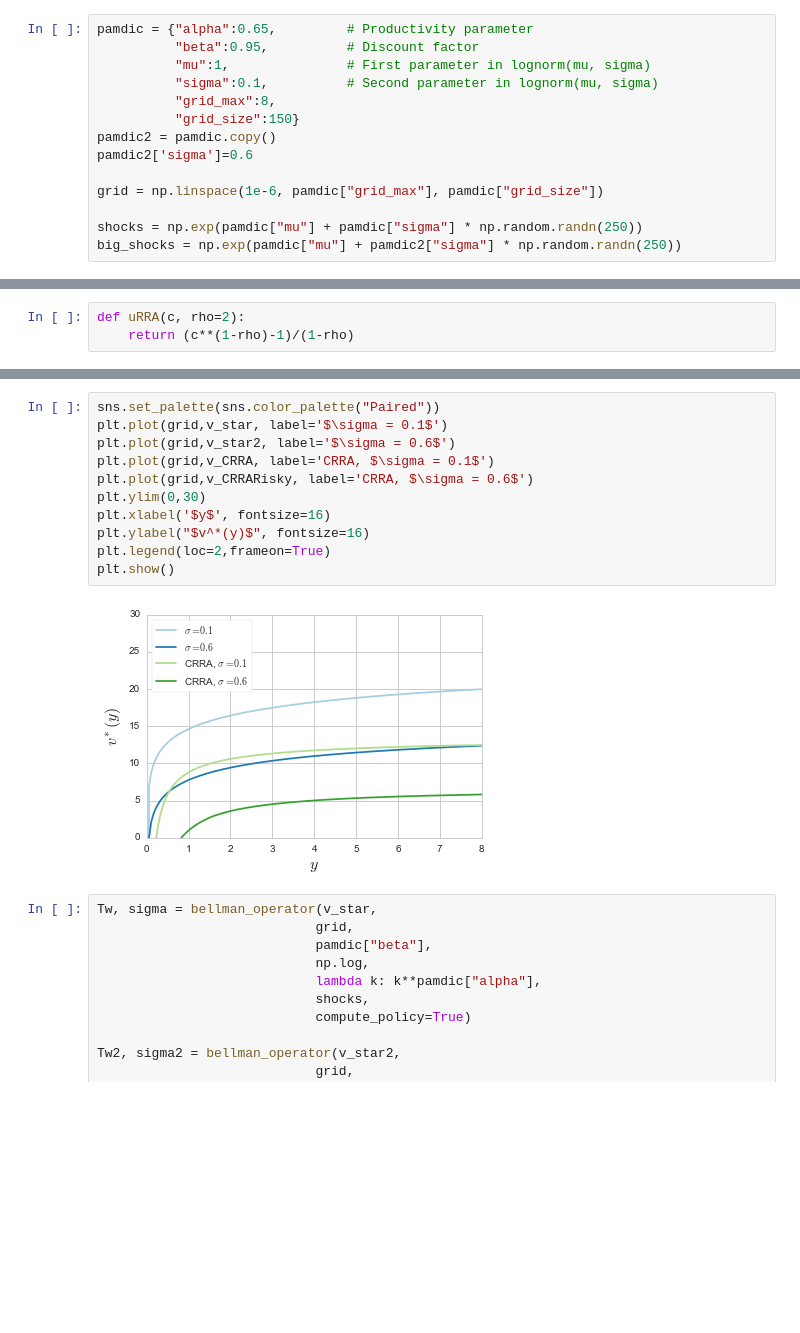
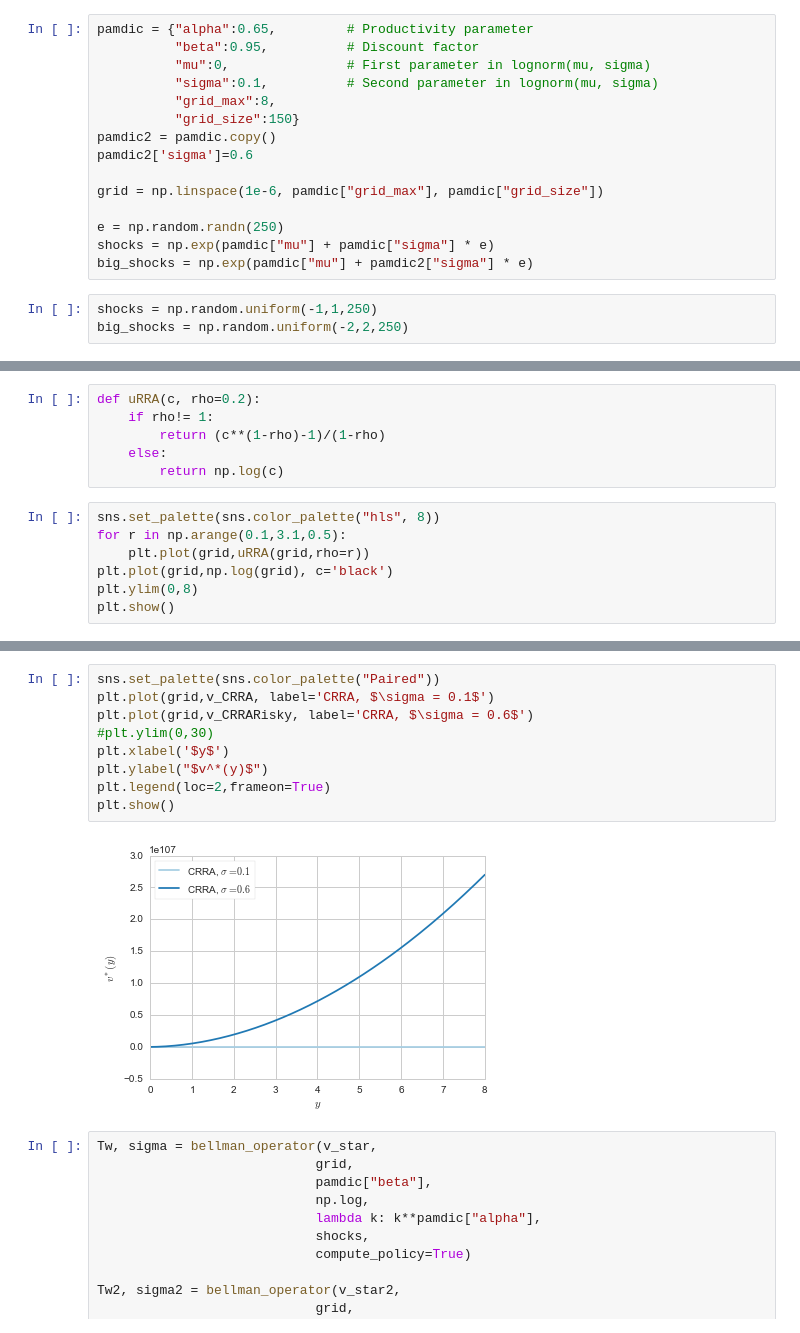
Before and after one commit to crisla/code-club, a Jupyter notebook: s3/Consumption Problems.ipynb, the cells around one changed output, grey strips where cells are left out. Saved outputs shown, nothing was run; the diff lists cells and outputs as text; blank space fills up the shorter version.

```diff
--- a/s3/Consumption Problems.ipynb
+++ b/s3/Consumption Problems.ipynb
@@ -100,7 +101,7 @@ def compute_value_function_cached(grid, ufunc, beta, alpha, shocks):
 # %%
 pamdic = {"alpha":0.65,         # Productivity parameter
           "beta":0.95,          # Discount factor
-          "mu":1,               # First parameter in lognorm(mu, sigma)
+          "mu":0,               # First parameter in lognorm(mu, sigma)
           "sigma":0.1,          # Second parameter in lognorm(mu, sigma)
           "grid_max":8,
           "grid_size":150}
@@ -109,8 +110,12 @@ pamdic2['sigma']=0.6
 
 grid = np.linspace(1e-6, pamdic["grid_max"], pamdic["grid_size"])
 
-shocks = np.exp(pamdic["mu"] + pamdic["sigma"] * np.random.randn(250))
-big_shocks = np.exp(pamdic["mu"] + pamdic2["sigma"] * np.random.randn(250))
+e = np.random.randn(250)
+shocks = np.exp(pamdic["mu"] + pamdic["sigma"] * e)
+big_shocks = np.exp(pamdic["mu"] + pamdic2["sigma"] * e)
+# %%
+shocks = np.random.uniform(-1,1,250)
+big_shocks = np.random.uniform(-2,2,250)
 # %%
 v_star = compute_value_function_cached(grid,
                                        np.log,
@@ -162,3 +141,13 @@ _____________________________compute_value_function_cached-alias - 10.7s, 0.2min
 # %%
-def uRRA(c, rho=2):
-    return (c**(1-rho)-1)/(1-rho)
+def uRRA(c, rho=0.2):
+    if rho!= 1:
+        return (c**(1-rho)-1)/(1-rho)
+    else:
+        return np.log(c)
+# %%
+sns.set_palette(sns.color_palette("hls", 8))
+for r in np.arange(0.1,3.1,0.5):
+    plt.plot(grid,uRRA(grid,rho=r))
+plt.plot(grid,np.log(grid), c='black')
+plt.ylim(0,8)
+plt.show()
@@ -213,16 +178,14 @@ ______________________________compute_value_function_cached-alias - 9.9s, 0.2min
 # %%
 sns.set_palette(sns.color_palette("Paired"))
-plt.plot(grid,v_star, label='$\sigma = 0.1$')
-plt.plot(grid,v_star2, label='$\sigma = 0.6$')
 plt.plot(grid,v_CRRA, label='CRRA, $\sigma = 0.1$')
 plt.plot(grid,v_CRRARisky, label='CRRA, $\sigma = 0.6$')
-plt.ylim(0,30)
-plt.xlabel('$y$', fontsize=16)
-plt.ylabel("$v^*(y)$", fontsize=16)
+#plt.ylim(0,30)
+plt.xlabel('$y$')
+plt.ylabel("$v^*(y)$")
 plt.legend(loc=2,frameon=True)
 plt.show()
 # %% [output]
-[figure, old version]
+[figure, new version]
 # %%
 Tw, sigma = bellman_operator(v_star,
                             grid,
```
Also changed, not shown: parts of 15 cells of this notebook, 53 other files.
